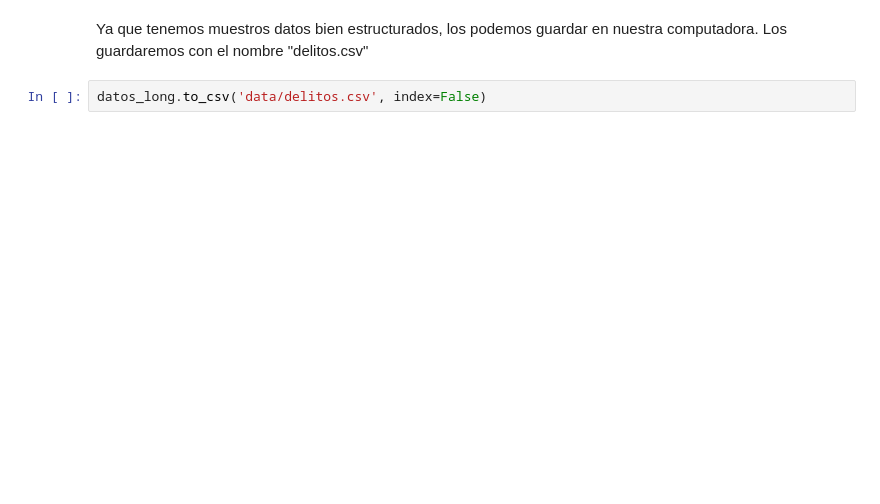
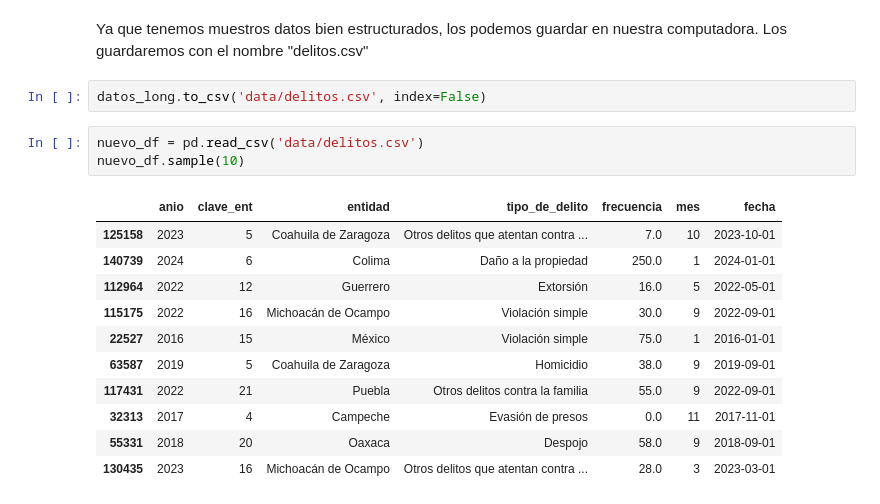
Before and after one commit to HybridgeEducation/ciencia-de-datos, a Jupyter notebook: 3_Pandas/2_limpieza_de_datos.ipynb, the cells around one changed output. Saved outputs shown, nothing was run; the diff lists cells and outputs as text; blank space fills up the shorter version.

```diff
--- a/3_Pandas/2_limpieza_de_datos.ipynb
+++ b/3_Pandas/2_limpieza_de_datos.ipynb
@@ -228,3 +490,18 @@ datos_long[(datos_long.tipo_de_delito == "Homicidio") & (datos_long['entidad'] =
 Ya que tenemos muestros datos bien estructurados, los podemos guardar en nuestra computadora. Los guardaremos con el nombre "delitos.csv"
 # %%
 datos_long.to_csv('data/delitos.csv', index=False)
+# %%
+nuevo_df = pd.read_csv('data/delitos.csv')
+nuevo_df.sample(10)
+# %% [output]
+|  | anio | clave_ent | entidad | tipo_de_delito | frecuencia | mes | fecha |
+| 125158 | 2023 | 5 | Coahuila de Zaragoza | Otros delitos que atentan contra ... | 7.0 | 10 | 2023-10-01 |
+| 140739 | 2024 | 6 | Colima | Daño a la propiedad | 250.0 | 1 | 2024-01-01 |
+| 112964 | 2022 | 12 | Guerrero | Extorsión | 16.0 | 5 | 2022-05-01 |
+| 115175 | 2022 | 16 | Michoacán de Ocampo | Violación simple | 30.0 | 9 | 2022-09-01 |
+| 22527 | 2016 | 15 | México | Violación simple | 75.0 | 1 | 2016-01-01 |
+| 63587 | 2019 | 5 | Coahuila de Zaragoza | Homicidio | 38.0 | 9 | 2019-09-01 |
+| 117431 | 2022 | 21 | Puebla | Otros delitos contra la familia | 55.0 | 9 | 2022-09-01 |
+| 32313 | 2017 | 4 | Campeche | Evasión de presos | 0.0 | 11 | 2017-11-01 |
+| 55331 | 2018 | 20 | Oaxaca | Despojo | 58.0 | 9 | 2018-09-01 |
+| 130435 | 2023 | 16 | Michoacán de Ocampo | Otros delitos que atentan contra ... | 28.0 | 3 | 2023-03-01 |
```
Also changed, not shown: parts of 32 cells of this notebook.
